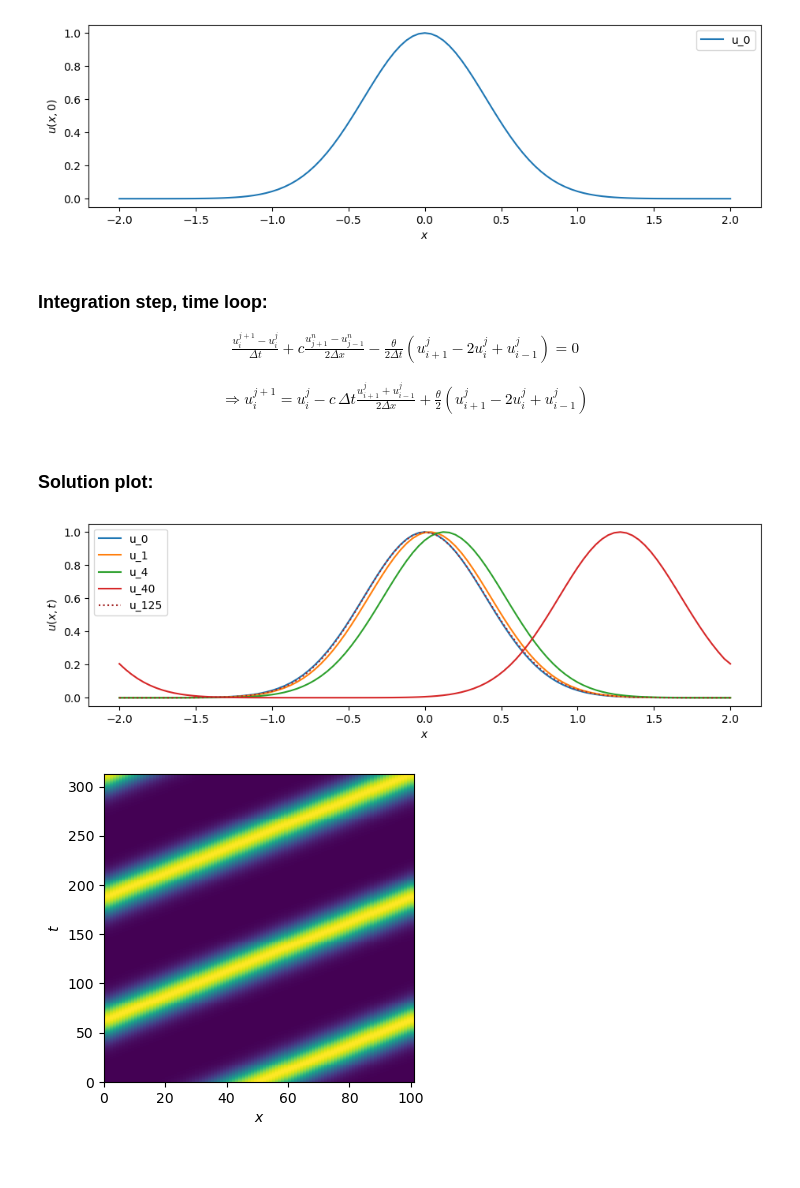
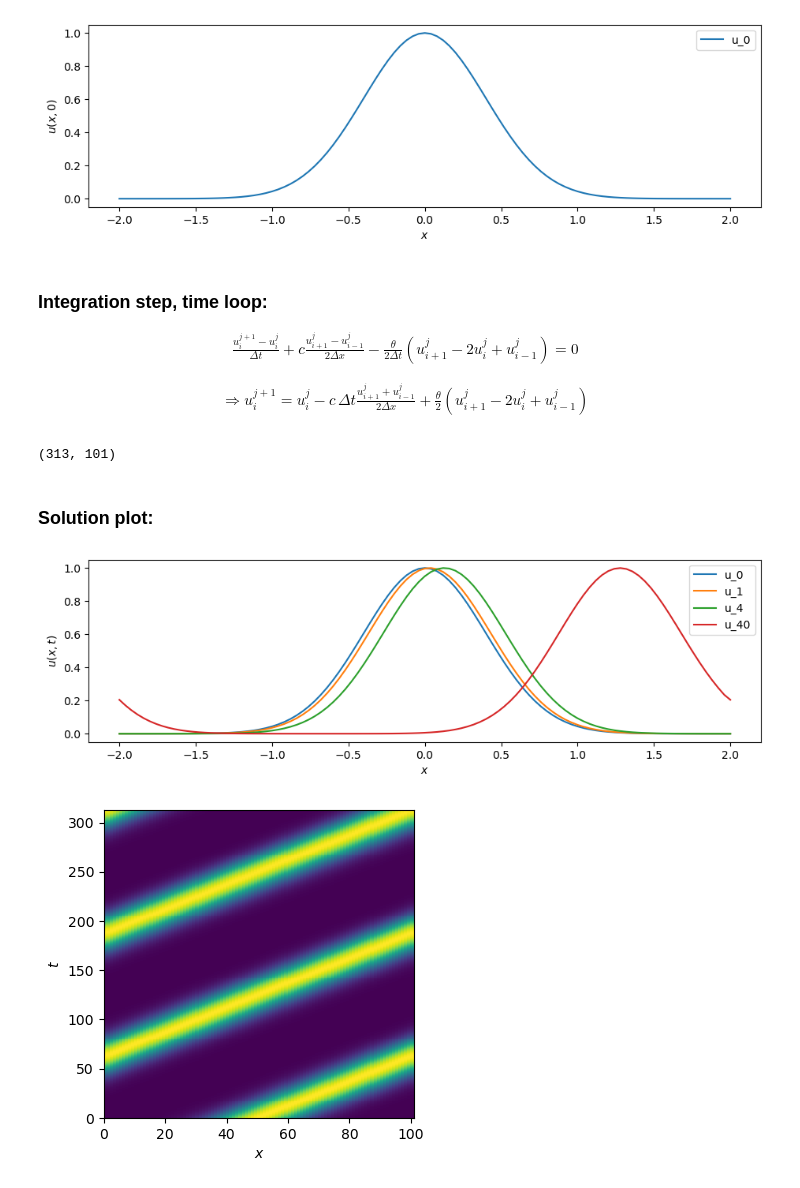
Before and after one commit to wbandabarragan/computational-physics-2, a Jupyter notebook: unit-5/507-wave-equation-Lax-Wendroff-scheme.ipynb, the cells around one changed output. Saved outputs shown, nothing was run; the diff lists cells and outputs as text; code cells hidden in the pictures.

```diff
--- a/unit-5/507-wave-equation-Lax-Wendroff-scheme.ipynb
+++ b/unit-5/507-wave-equation-Lax-Wendroff-scheme.ipynb
@@ -212,7 +234,7 @@ plt.show()
 
 $$
  \begin{aligned}
-\frac{u_i^{j+1} - u_i^j}{\Delta t} + c \frac{u_{j+1}^n - u_{j-1}^n}{2 \Delta x} - \frac{\theta}{2 \Delta t} \left( u_{i+1}^j - 2u_i^j + u_{i-1}^j \right)=0
+\frac{u_i^{j+1} - u_i^j}{\Delta t} + c \frac{u_{i+1}^j - u_{i-1}^j}{2 \Delta x} - \frac{\theta}{2 \Delta t} \left( u_{i+1}^j - 2u_i^j + u_{i-1}^j \right)=0
 \end{aligned}
 $$
 
@@ -235,7 +257,9 @@ for j in range(0, len(t) - 1):
     u_sln[j+1, 0] = u_sln[j, nx - 2]
     u_sln[j+1, nx - 1] = u_sln[j+1, 0]
 
-#print(u_sln.shape)
+print(u_sln.shape)
+# %% [output]
+(313, 101)
 # %%
 #print(u_sln)
 # %% [markdown]
@@ -243,26 +267,26 @@ for j in range(0, len(t) - 1):
 # %%
 # Plotting
 
 plt.figure(figsize=(11,3))
 
 # Plot the IC -> Gaussian
 plt.plot(x, u_sln[0, :], label = "u_0")
 
 # The first time
 plt.plot(x, u_sln[1, :], label = "u_1")
 
 plt.plot(x, u_sln[4, :], label = "u_4")
 plt.plot(x, u_sln[40, :], label = "u_40")
-plt.plot(x, u_sln[125, :], label = "u_125", linestyle=":", color = "brown")
+#plt.plot(x, u_sln[125, :], label = "u_125", linestyle=":", color = "brown")
 
 plt.xlabel(r"$x$")
 plt.ylabel(r"$u(x,t)$")
 
 plt.legend()
 
 plt.show()
 # %% [output]
-[figure, old version]
+[figure, new version]
 # %%
 # Plotting
 
```
Also changed, not shown: parts of 12 cells of this notebook, 2 other files.
